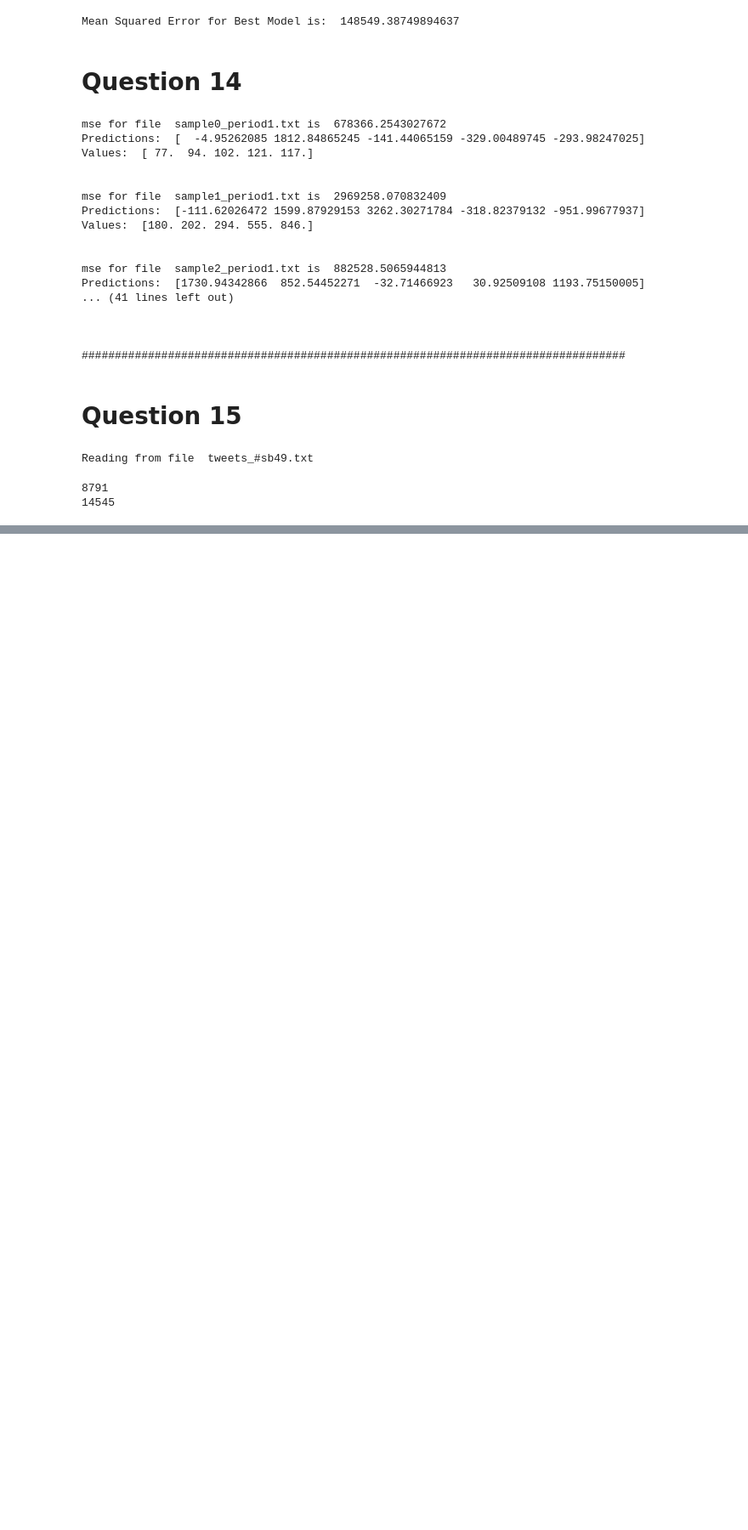
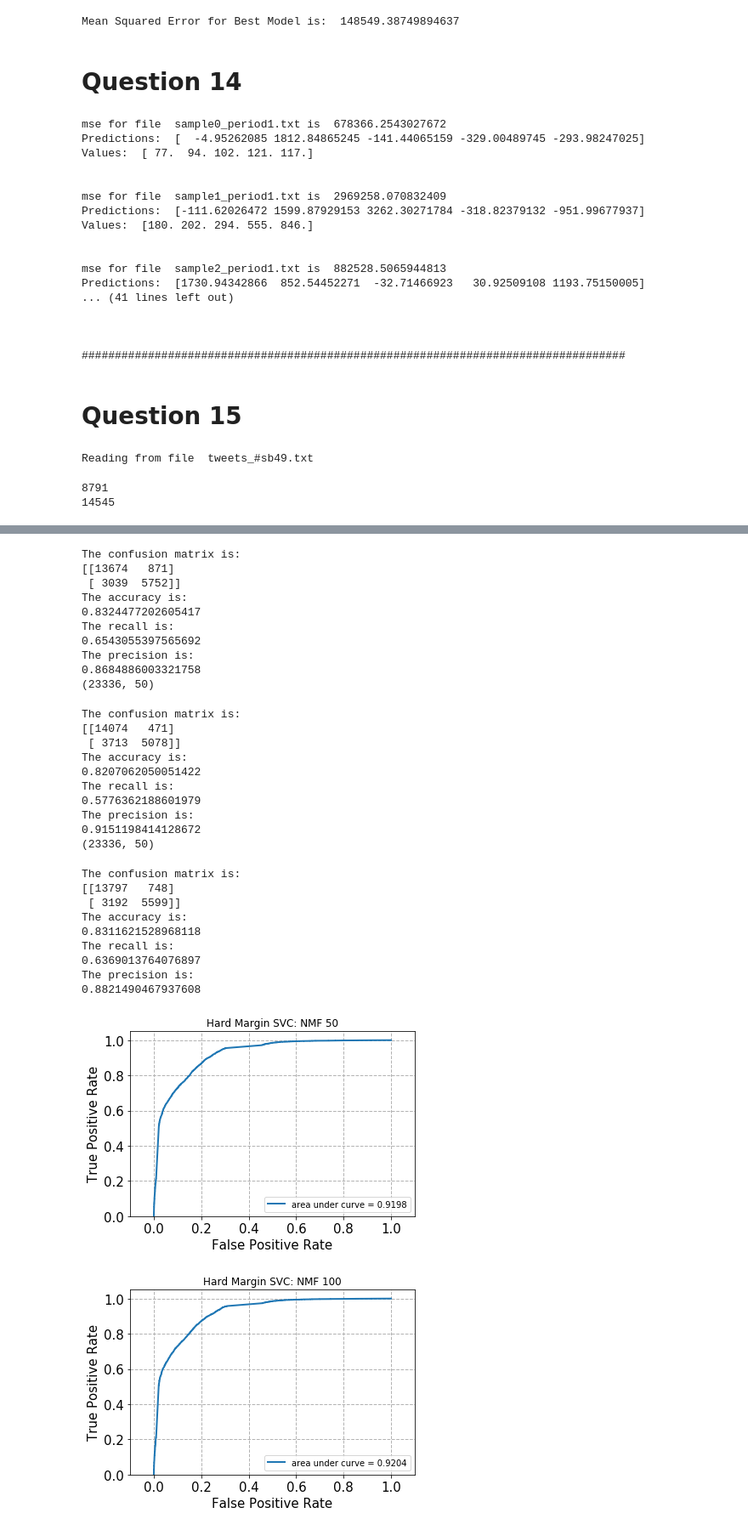
Before and after one commit to rupadevan94/large-scale-data-mining, a Jupyter notebook: Project5/Q11-15.ipynb, the cells around one changed output, grey strips where cells are left out. Shown at 85% size. Cells and saved outputs as stored; diff of their text form; code cells hidden in the pictures; blank space fills up the shorter version.

```diff
--- a/Project5/Q11-15.ipynb
+++ b/Project5/Q11-15.ipynb
@@ -913,0 +959,7 @@ pickle_out.close()
+# %%
+# TF-IDF
+count_vect = CountVectorizer(stop_words='english')
+data_counts = count_vect.fit_transform(data)
+tfidf_transformer = TfidfTransformer()
+data_tfidf = tfidf_transformer.fit_transform(data_counts)
+print(data_tfidf.shape)
@@ -913,0 +1079,41 @@ pickle_out.close()
+# %%
+hard_margin_svc = LinearSVC(loss = 'hinge', C = 1000)
+fit_predict_and_plot(hard_margin_svc, data_nmf, labels, "Hard Margin SVC: NMF 50")
+
+hard_margin_svc = LinearSVC(loss = 'hinge', C = 1000)
+fit_predict_and_plot(hard_margin_svc, get_nmf(100), labels, "Hard Margin SVC: NMF 100")
+
+hard_margin_svc = LinearSVC(loss = 'hinge', C = 1000)
+fit_predict_and_plot(hard_margin_svc, get_nmf(1000), labels, "Hard Margin SVC: NMF 1000")
+# %% [output]
+The confusion matrix is:
+[[13674   871]
+ [ 3039  5752]]
+The accuracy is:
+0.8324477202605417
+The recall is:
+0.6543055397565692
+The precision is:
+0.8684886003321758
+(23336, 50)
+The confusion matrix is:
+[[14074   471]
+ [ 3713  5078]]
+The accuracy is:
+0.8207062050051422
+The recall is:
+0.5776362188601979
+The precision is:
+0.9151198414128672
+(23336, 50)
+The confusion matrix is:
+[[13797   748]
+ [ 3192  5599]]
+The accuracy is:
+0.8311621528968118
+The recall is:
+0.6369013764076897
+The precision is:
+0.8821490467937608
+[figure, added]
+[figure, added]
```
Also changed, not shown: parts of 18 cells of this notebook.
